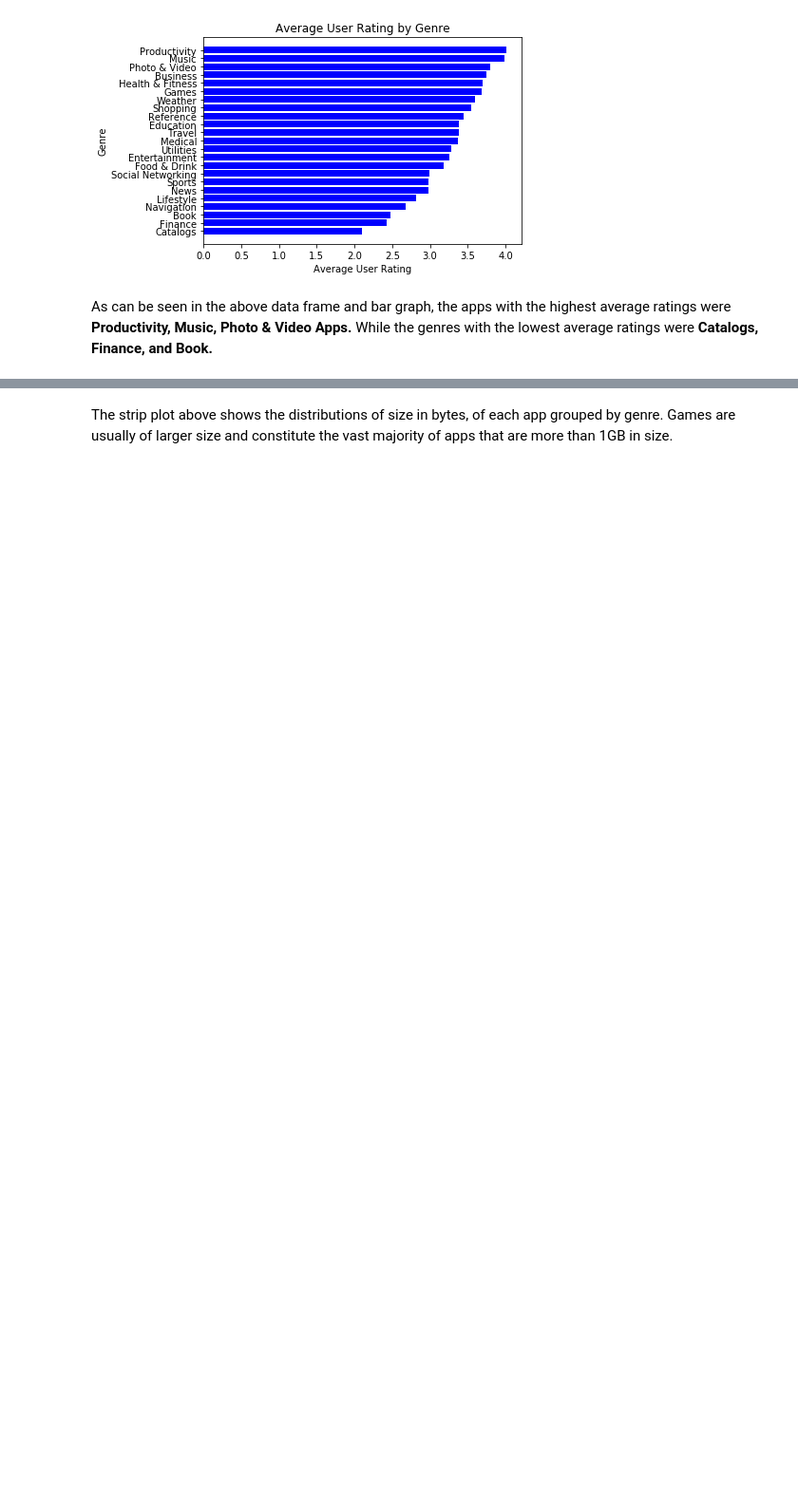
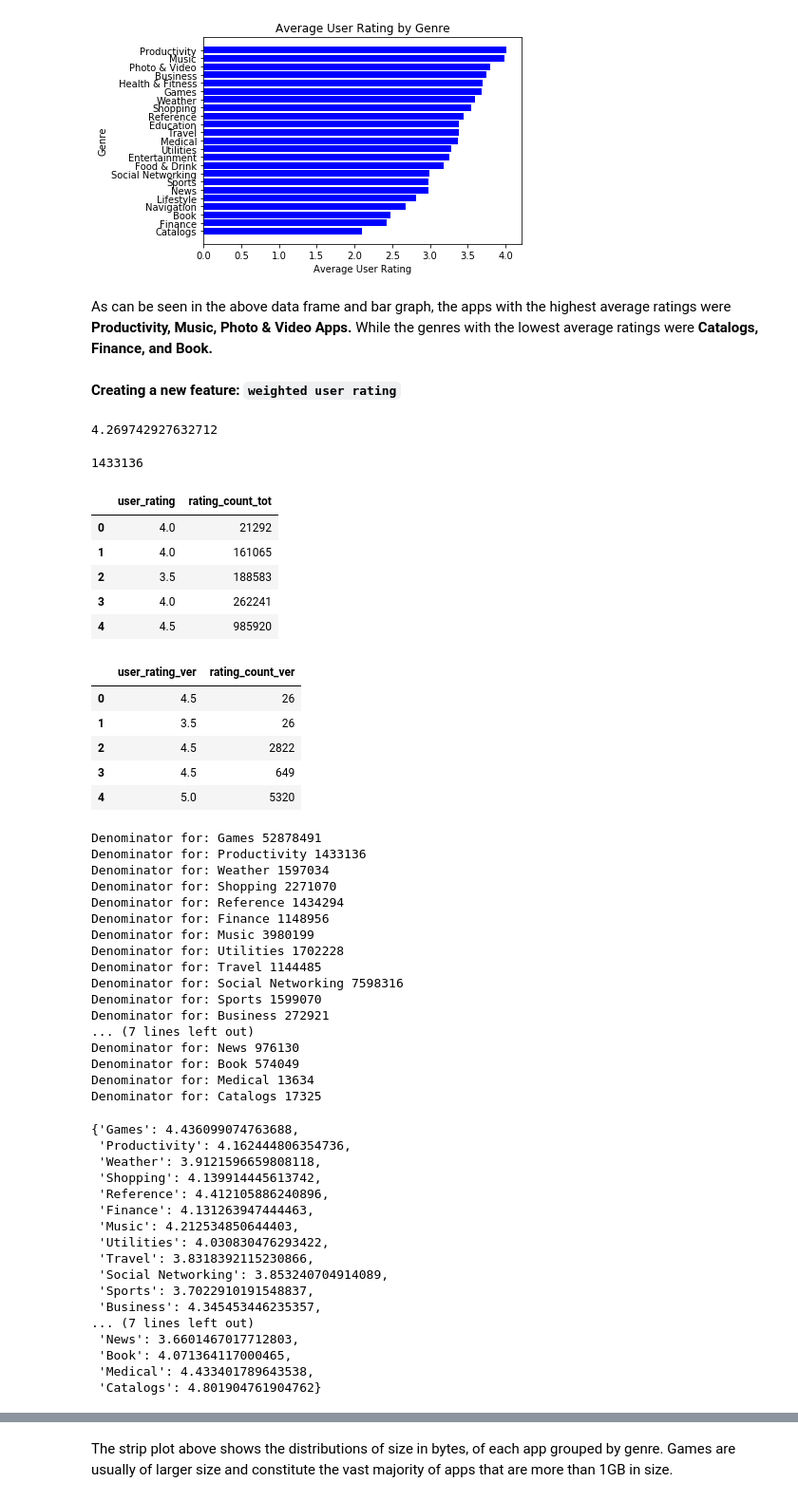
Before and after one commit to cgman64/apple-store-analysis, a Jupyter notebook: appStoreAnalysis.ipynb, the cells around one changed output, grey strips where cells are left out. Shown: that part at 95% size. Saved outputs shown, nothing was run; the diff lists cells and outputs as text; code cells hidden in the pictures; blank space fills up the shorter version.

Commit message:
weighted metrics

```diff
--- a/appStoreAnalysis.ipynb
+++ b/appStoreAnalysis.ipynb
@@ -149,5 +149,76 @@ plt.show()
 [figure]
 # %% [markdown]
 As can be seen in the above data frame and bar graph, the apps with the highest average ratings were **Productivity, Music, Photo & Video Apps.** While the genres with the lowest average ratings were **Catalogs, Finance, and Book.**
+# %% [markdown]
+**Creating a new feature: `weighted user rating`**
+# %%
+(store['user_rating'] * store['rating_count_tot']).sum() / store['rating_count_tot'].sum()
+# %% [output]
+4.269742927632712
+# %%
+store[store.prime_genre == "Productivity"]['rating_count_tot'].sum()
+# %% [output]
+1433136
+# %%
+display(store[['user_rating', 'rating_count_tot']].head())
+display(store[['user_rating_ver', 'rating_count_ver']].head())
+
+def weighted_average(x,n,data):
+    w_avg = {}
+    for g in store.prime_genre.unique():
+        f = data.prime_genre==g # change this to: filter = data.prime_genre == g => data[filter]
+        print("Denominator for:", g, data[f][n].sum())
+        if data[f][n].sum() == 0:
+            continue
+        w_avg[g] = (data[f][x] * data[f][n]).sum() / data[f][n].sum()
+    return w_avg
+weighted_average(x='user_rating', n='rating_count_tot', data=store)
+# %% [output]
+|  | user_rating | rating_count_tot |
+| 0 | 4.0 | 21292 |
+| 1 | 4.0 | 161065 |
+| 2 | 3.5 | 188583 |
+| 3 | 4.0 | 262241 |
+| 4 | 4.5 | 985920 |
+|  | user_rating_ver | rating_count_ver |
+| 0 | 4.5 | 26 |
+| 1 | 3.5 | 26 |
+| 2 | 4.5 | 2822 |
+| 3 | 4.5 | 649 |
+| 4 | 5.0 | 5320 |
+Denominator for: Games 52878491
+Denominator for: Productivity 1433136
+Denominator for: Weather 1597034
+Denominator for: Shopping 2271070
+Denominator for: Reference 1434294
+Denominator for: Finance 1148956
+Denominator for: Music 3980199
+Denominator for: Utilities 1702228
+Denominator for: Travel 1144485
+Denominator for: Social Networking 7598316
+Denominator for: Sports 1599070
+Denominator for: Business 272921
+... (7 lines left out)
+Denominator for: News 976130
+Denominator for: Book 574049
+Denominator for: Medical 13634
+Denominator for: Catalogs 17325
+{'Games': 4.436099074763688,
+ 'Productivity': 4.162444806354736,
+ 'Weather': 3.9121596659808118,
+ 'Shopping': 4.139914445613742,
+ 'Reference': 4.412105886240896,
+ 'Finance': 4.131263947444463,
+ 'Music': 4.212534850644403,
+ 'Utilities': 4.030830476293422,
+ 'Travel': 3.8318392115230866,
+ 'Social Networking': 3.853240704914089,
+ 'Sports': 3.7022910191548837,
+ 'Business': 4.345453446235357,
+... (7 lines left out)
+ 'News': 3.6601467017712803,
+ 'Book': 4.071364117000465,
+ 'Medical': 4.433401789643538,
+ 'Catalogs': 4.801904761904762}
 # %%
 sns.stripplot(y='prime_genre', x='size_bytes', data=store, orient='h',
```
Also changed, not shown: parts of 1 cell of this notebook.
